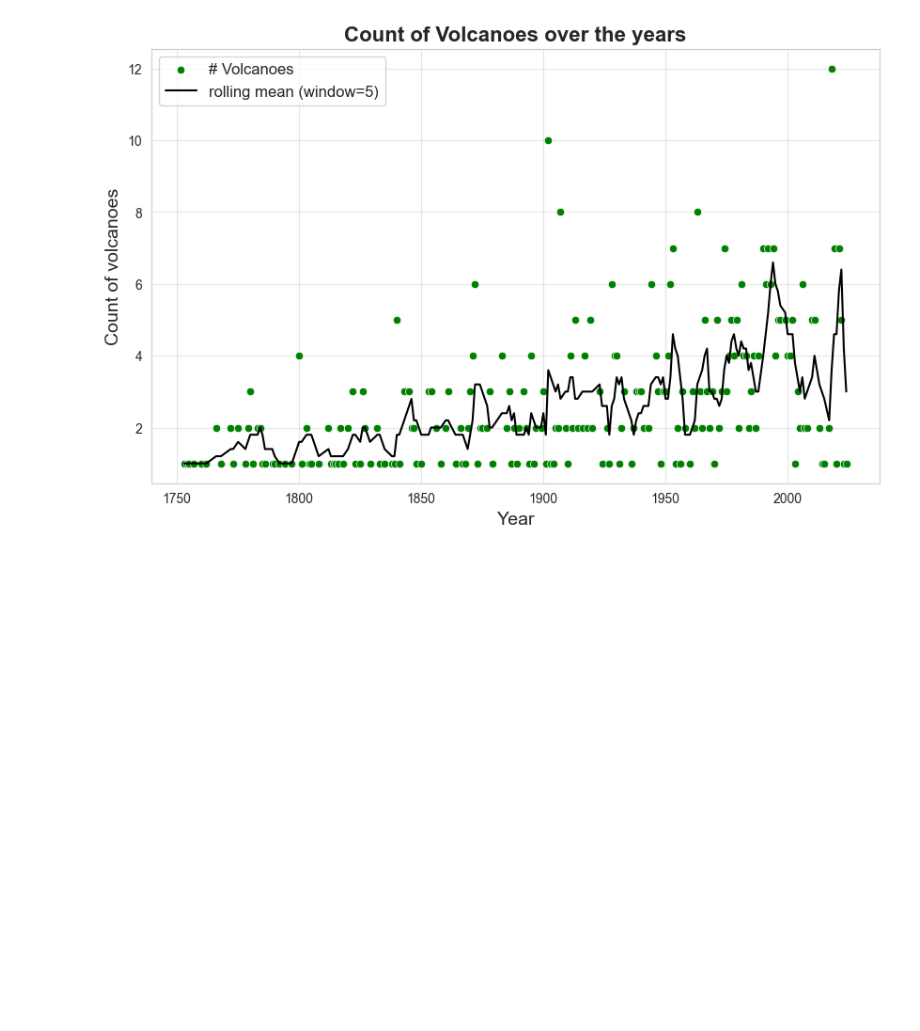
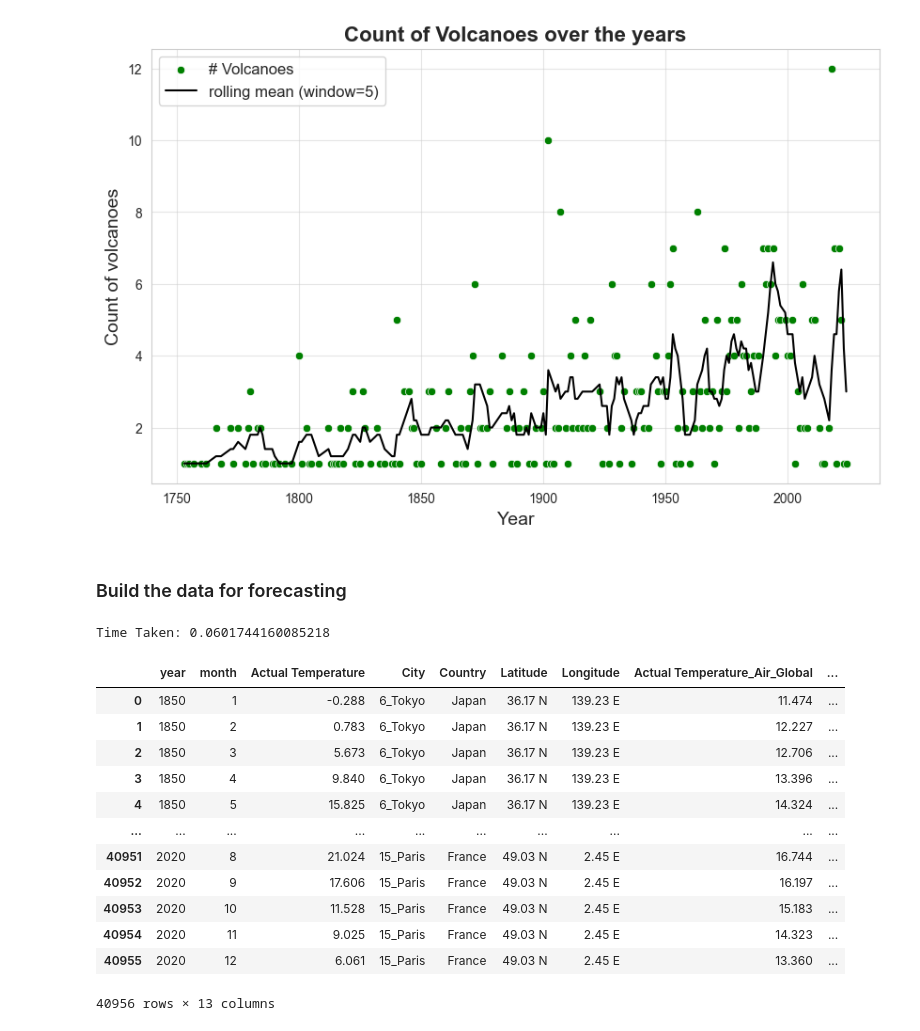
Before and after one commit to Rishabh-Thapliyal/Forecasting-Global-Climate-Change-Patterns-and-Analyzing-Impact, a Jupyter notebook: src/eda/eda_1.ipynb, the cells around one changed output. Cells and saved outputs as stored; diff of their text form; code cells hidden in the pictures; blank space fills up the shorter version.

Commit message:
script to generate data

```diff
--- a/src/eda/eda_1.ipynb
+++ b/src/eda/eda_1.ipynb
@@ -443,3 +445,26 @@ plt.grid(alpha=0.5)
 plt.savefig(f'../eda_results/volcano_count_trend.png')
 # %% [output]
 [figure]
+# %% [markdown]
+### Build the data for forecasting
+# %%
+from build_data import load_data
+df = load_data(start_year=1850, end_year=2020)
+# %% [output]
+Time Taken: 0.0601744160085218
+# %%
+df
+# %% [output]
+|  | year | month | Actual Temperature | City | Country | Latitude | Longitude | Actual Temperature_Air_Global | ... |
+| 0 | 1850 | 1 | -0.288 | 6_Tokyo | Japan | 36.17 N | 139.23 E | 11.474 | ... |
+| 1 | 1850 | 2 | 0.783 | 6_Tokyo | Japan | 36.17 N | 139.23 E | 12.227 | ... |
+| 2 | 1850 | 3 | 5.673 | 6_Tokyo | Japan | 36.17 N | 139.23 E | 12.706 | ... |
+| 3 | 1850 | 4 | 9.840 | 6_Tokyo | Japan | 36.17 N | 139.23 E | 13.396 | ... |
+| 4 | 1850 | 5 | 15.825 | 6_Tokyo | Japan | 36.17 N | 139.23 E | 14.324 | ... |
+| ... | ... | ... | ... | ... | ... | ... | ... | ... | ... |
+| 40951 | 2020 | 8 | 21.024 | 15_Paris | France | 49.03 N | 2.45 E | 16.744 | ... |
+| 40952 | 2020 | 9 | 17.606 | 15_Paris | France | 49.03 N | 2.45 E | 16.197 | ... |
+| 40953 | 2020 | 10 | 11.528 | 15_Paris | France | 49.03 N | 2.45 E | 15.183 | ... |
+| 40954 | 2020 | 11 | 9.025 | 15_Paris | France | 49.03 N | 2.45 E | 14.323 | ... |
+| 40955 | 2020 | 12 | 6.061 | 15_Paris | France | 49.03 N | 2.45 E | 13.360 | ... |
+40956 rows × 13 columns
```
Also changed, not shown: parts of 1 cell of this notebook, 2 other files.
